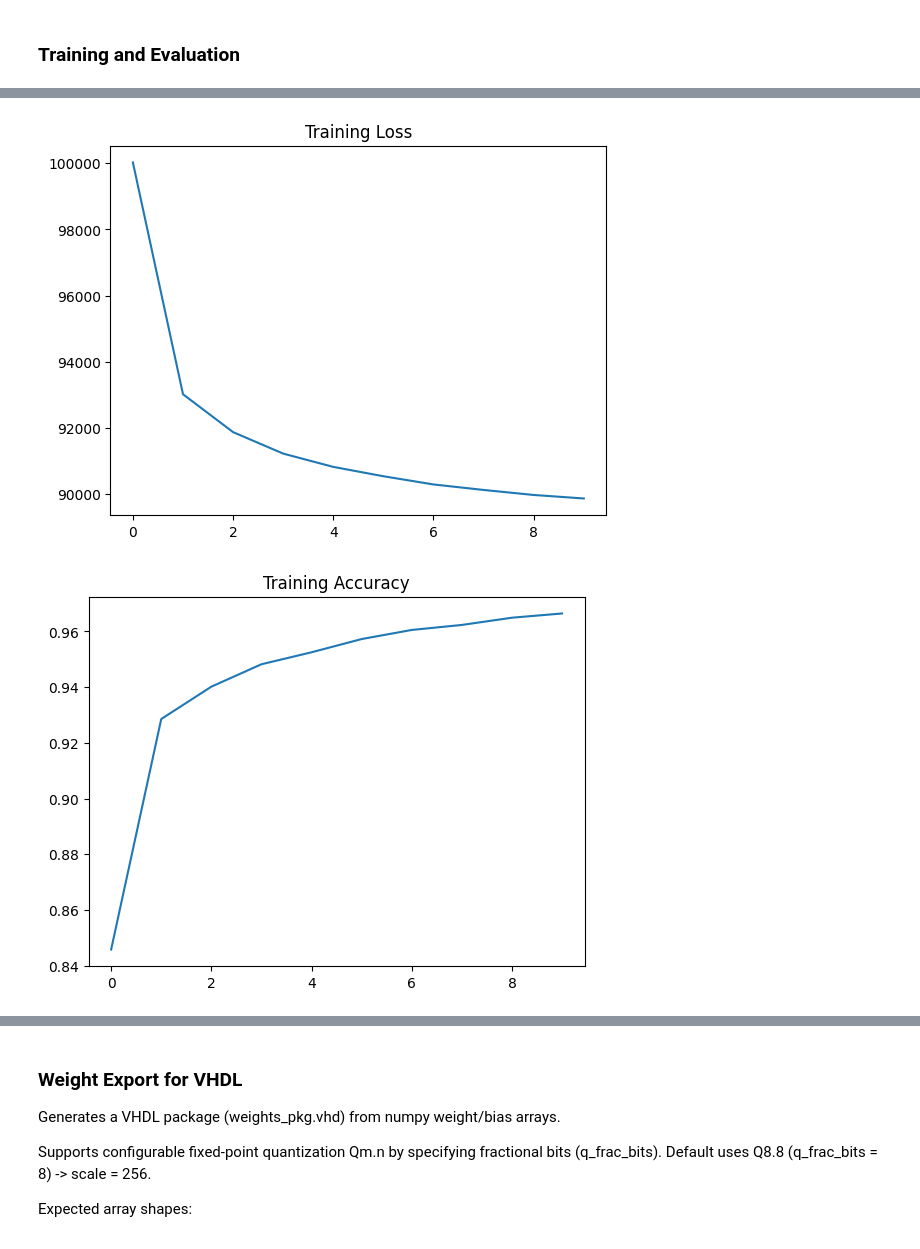
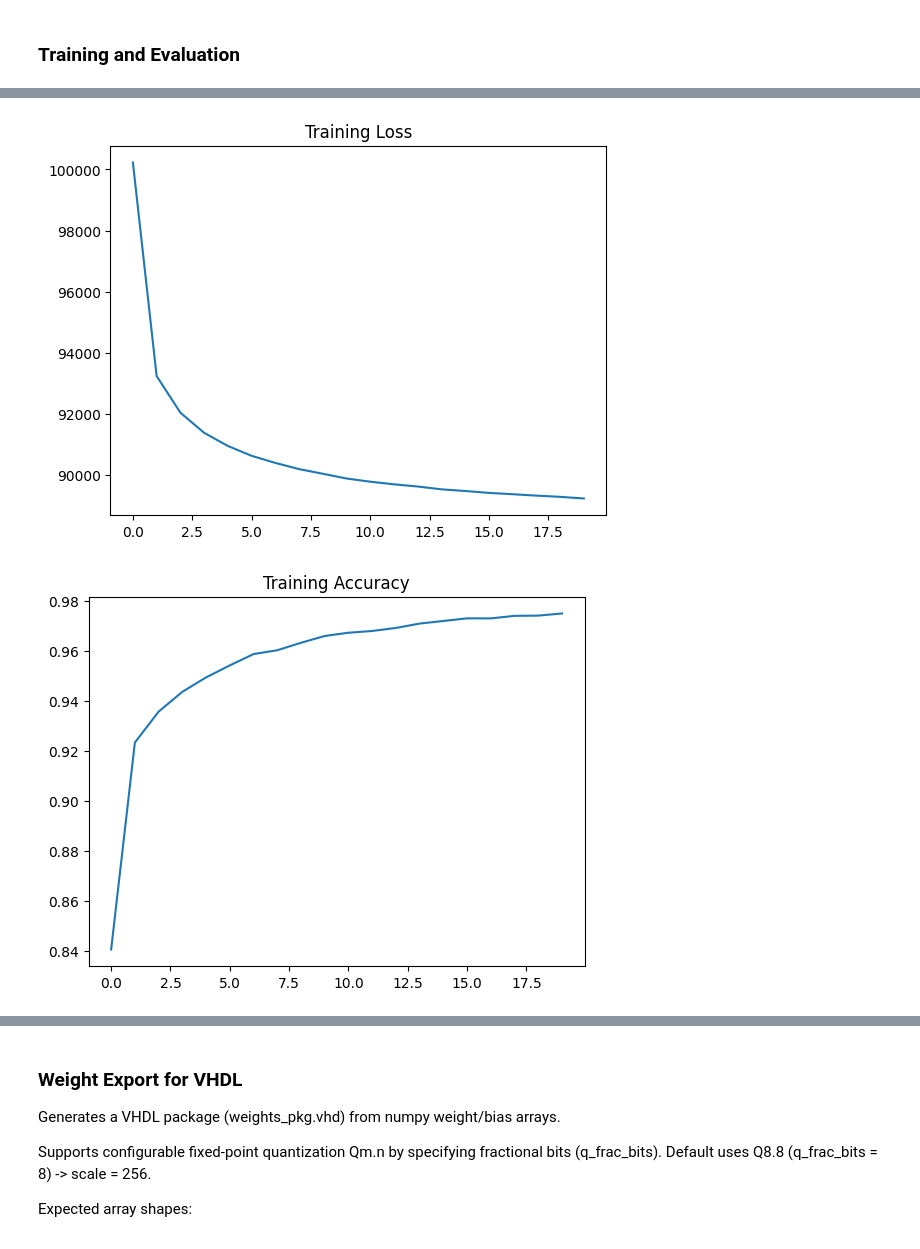
Before and after one commit to InduwaraGunasena/SNN-FPGA, a Jupyter notebook: Python scripts/snn_test.ipynb, the cells around one changed output, grey strips where cells are left out. Cells and saved outputs as stored; diff of their text form; code cells hidden in the pictures.

```diff
--- a/Python scripts/snn_test.ipynb
+++ b/Python scripts/snn_test.ipynb
@@ -202,12 +167,12 @@ hidden_neurons = 64  # No of neurons in hidden layer
 beta = 0.9
 threshold = 1.0 # We don't pass threshold, so default 1.0 is used
 
-model = SNN_FPGAModel(hidden1=hidden_neurons, hidden2=None, beta=beta).to(device)
+model = SNN_FPGAModel(hidden=hidden_neurons, beta=beta).to(device)
 optimizer = optim.Adam(model.parameters(), lr=1e-3)
 loss_fn = SF.ce_rate_loss()
 num_steps = 20
 # %%
-epochs = 10
+epochs = 20
 loss_hist = []
 acc_hist = []
 
@@ -245,8 +210,7 @@ for ep in range(epochs):
     print(f"Epoch {ep+1}: Loss={total_loss:.3f}, Acc={acc:.4f}")
 
 # Save the trained model
-torch.save(model.state_dict(), "snn_fpga_model.pth")
-
+torch.save(model.state_dict(), "snn_floats_model.pth")
 
 # Plot training curves
 plt.plot(loss_hist)
@@ -270,5 +244,5 @@ Epoch 10: Loss=89873.010, Acc=0.9665
-[figure, old version]
+[figure, new version]
-[figure, old version]
+[figure, new version]
 # %%
 all_preds = []
 all_labels = []
```
Also changed, not shown: parts of 10 cells of this notebook.
